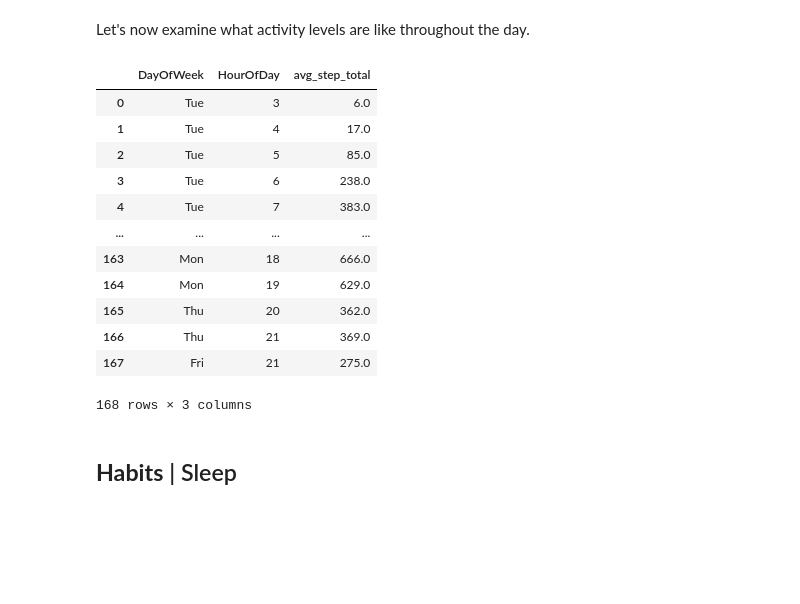
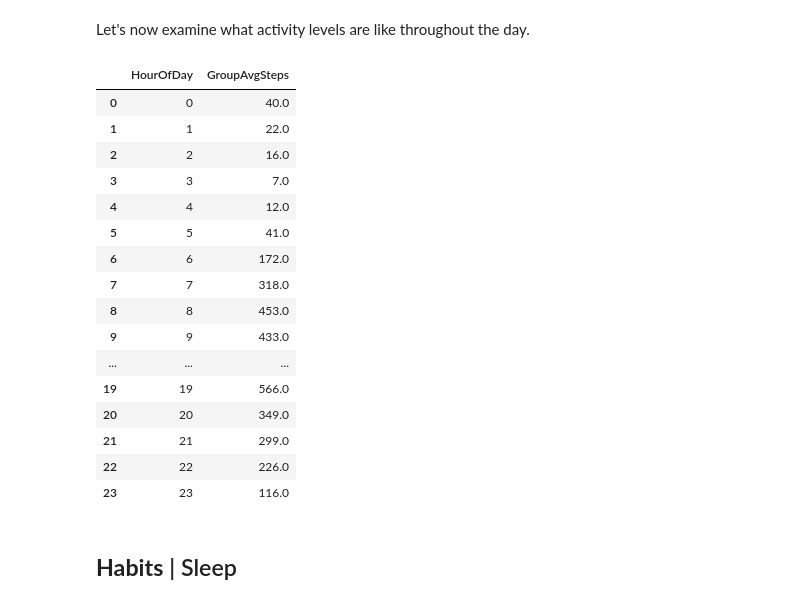
Before and after one commit to phlln/bellabeat-analysis, a Jupyter notebook: bellabeat_bigquery_playground.ipynb, the cells around one changed output. Drawn from its saved outputs; the diff is of its cells as text; code cells hidden in the pictures; blank space fills up the shorter version.

Commit message:
Revised calculations for Hourly Activity

```diff
--- a/bellabeat_bigquery_playground.ipynb
+++ b/bellabeat_bigquery_playground.ipynb
@@ -1157,22 +1157,33 @@ TABLEAU [Possible graphic] stacked line graph.
 Let's now examine what activity levels are like throughout the day.
 # %%
 %%bigquery
-SELECT FORMAT_DATE('%a', ActivityHour) AS DayOfWeek,
-       EXTRACT(hour FROM ActivityHour) AS HourOfDay,
-       ROUND(AVG(StepTotal), 0) AS avg_step_total
- FROM `gac-bellabeat.activity.hourly`
-GROUP BY 1, 2
+WITH indiv_hourly_avg AS (
+    SELECT Id,
+           EXTRACT(hour FROM ActivityHour) AS HourOfDay,
+           ROUND(AVG(StepTotal), 0) AS AvgStepTotal
+     FROM `gac-bellabeat.activity.hourly`
+    GROUP BY 1, 2
+)
+SELECT HourOfDay,
+       ROUND(AVG(AvgStepTotal), 0) AS GroupAvgSteps
+ FROM indiv_hourly_avg
+GROUP BY 1
+ORDER BY 1
 # %% [output]
-|  | DayOfWeek | HourOfDay | avg_step_total |
-| 0 | Tue | 3 | 6.0 |
-| 1 | Tue | 4 | 17.0 |
-| 2 | Tue | 5 | 85.0 |
-| 3 | Tue | 6 | 238.0 |
-| 4 | Tue | 7 | 383.0 |
-| ... | ... | ... | ... |
-| 163 | Mon | 18 | 666.0 |
-| 164 | Mon | 19 | 629.0 |
-| 165 | Thu | 20 | 362.0 |
-| 166 | Thu | 21 | 369.0 |
-| 167 | Fri | 21 | 275.0 |
+|  | HourOfDay | GroupAvgSteps |
+| 0 | 0 | 40.0 |
+| 1 | 1 | 22.0 |
+| 2 | 2 | 16.0 |
+| 3 | 3 | 7.0 |
+| 4 | 4 | 12.0 |
+| 5 | 5 | 41.0 |
+| 6 | 6 | 172.0 |
+| 7 | 7 | 318.0 |
+| 8 | 8 | 453.0 |
+| 9 | 9 | 433.0 |
+| ... | ... | ... |
+| 19 | 19 | 566.0 |
+| 20 | 20 | 349.0 |
+| 21 | 21 | 299.0 |
+| 22 | 22 | 226.0 |
+| 23 | 23 | 116.0 |
-168 rows × 3 columns
```
Also changed, not shown: parts of 2 cells of this notebook.
